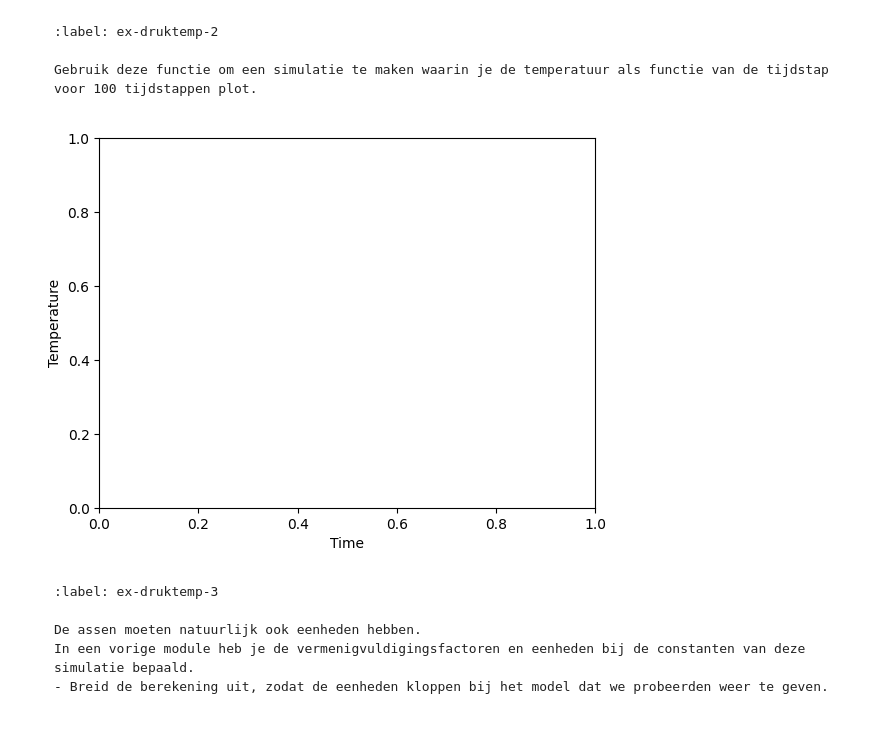
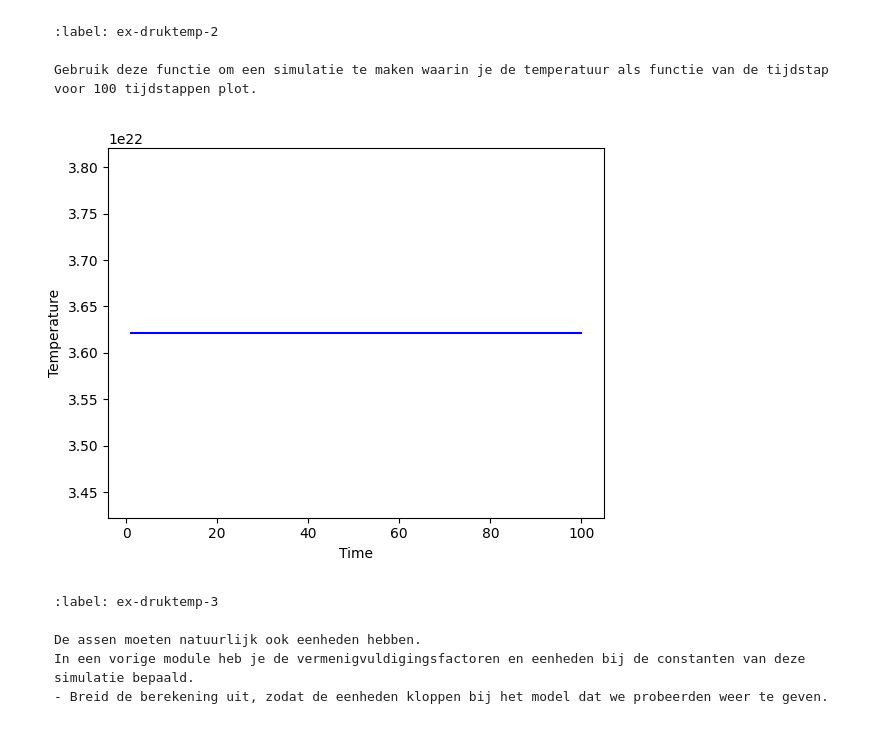
Before and after one commit to JanvandePoll/repository-jan, a Jupyter notebook: 5_druktemp.ipynb, the cells around one changed output. Saved outputs shown, nothing was run; the diff lists cells and outputs as text; code cells hidden in the pictures.

````diff
--- a/5_druktemp.ipynb
+++ b/5_druktemp.ipynb
@@ -188,9 +188,22 @@ Hierbij is
 Schrijf een functie die de temperatuur van het gas in onze simulatie bepaalt:
 ```
 # %%
-def temperature(particles) -> float:
-    temp = 0.0
-#your code/answer
+
+
+k_B = 1.380649e-23  # Boltzmann constante
+
+def temperature(particles, f=2) -> float:
+    if not particles:
+        return 0.0
+
+    m = particles[0].m  # neem massa van eerste deeltje (allemaal gelijk)
+
+    # bereken gemiddelde van v^2
+    v_squared = [np.dot(p.v, p.v) for p in particles]
+    mean_v2 = np.mean(v_squared)
+
+    # formule toepassen
+    temp = (m * mean_v2) / (f * k_B)
     return temp
 # %% [markdown]
 ```{exercise} Temperatuurplot
@@ -200,25 +213,32 @@ Gebruik deze functie om een simulatie te maken waarin je de temperatuur als func
 ```
 # %%
 # ruimte voor uitwerking
-
 particles = []
 temperatures = np.zeros(100, dtype=float)
 times = np.linspace(1, 100, 100)
 
 create_particles(particles)
 for i in range(100):
     take_time_step(particles)
     # vastleggen van temperatuur per tijdstap
-#your code/answer
+    temperatures[i] = temperature(particles)
 
 plt.figure()
 plt.xlabel('Time')
 plt.ylabel('Temperature')
 # plotten van tijd tegen temperatuur
-#your code/answer
+plt.plot(times, temperatures, color='blue')
 plt.show()
+particles = []
+temperatures = np.zeros(100, dtype=float)
+times = np.linspace(1, 100, 100)
+
+create_particles(particles)
+for i in range(100):
+    take_time_step(particles)
+    # vastleggen van temperatuur per tijdstap
 # %% [output]
-[figure, old version]
+[figure, new version]
 # %% [markdown]
 ```{exercise}
 :label: ex-druktemp-3
````
Also changed, not shown: parts of 6 cells of this notebook.
